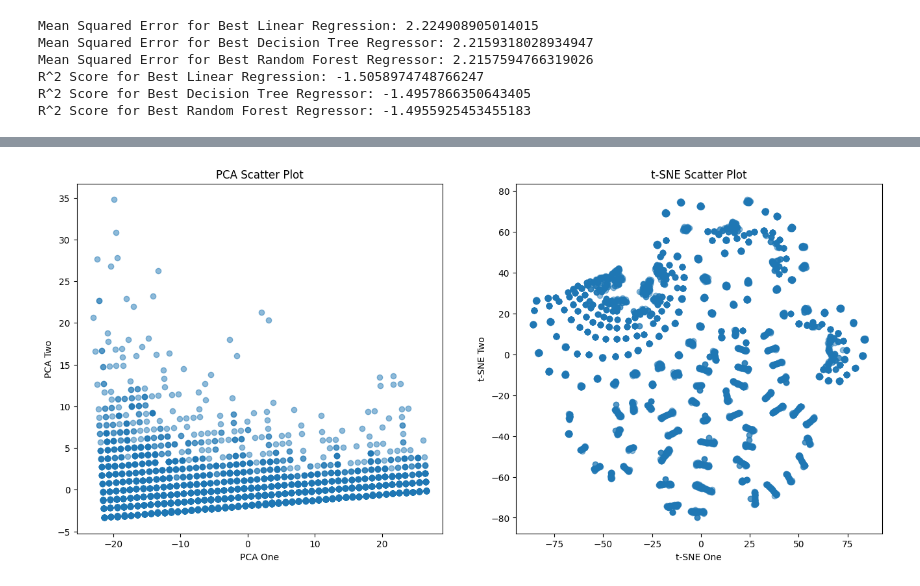
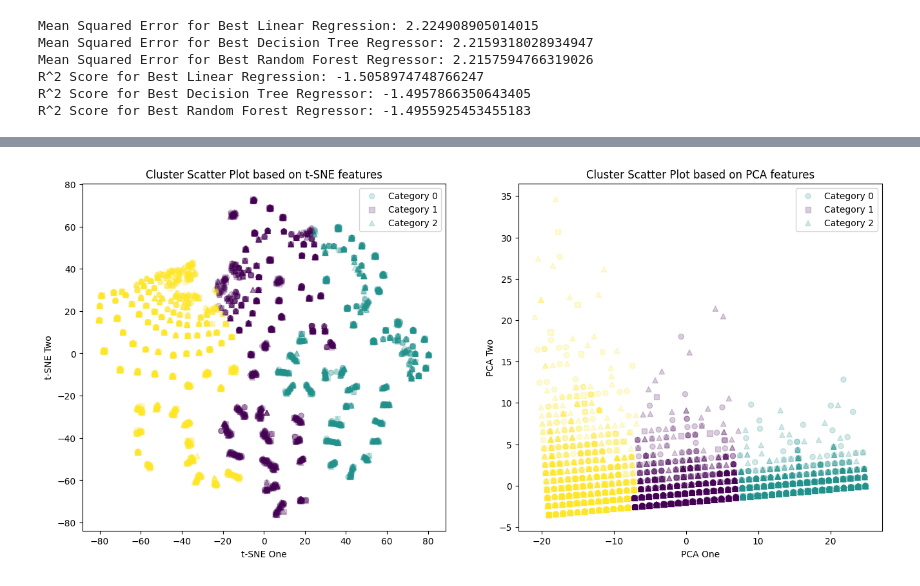
Before and after one commit to meralegre/DSAss1, a Jupyter notebook: prediction.ipynb, the cells around one changed output, grey strips where cells are left out. Drawn from its saved outputs; the diff is of its cells as text; code cells hidden in the pictures.

Commit message:
added plots in prediction

```diff
--- a/prediction.ipynb
+++ b/prediction.ipynb
@@ -167,3 +167,4 @@ all_years
 # %%
 all_years['Parity_Change'] = all_years.groupby('ISO-alpha3 Code')['Parity_Value'].diff()
 all_years.dropna(subset=['Parity_Change'], inplace=True)
+all_years = all_years.reset_index(drop=True)
@@ -220,6 +220,8 @@ plt.show()
 [figure]
 # %%
 x_test = all_years[all_years["Year"] >= 2015].drop(["Parity_Change", "Parity_Value"], axis=1)
+x_test.reset_index(drop=True, inplace=True)
 x_train = all_years[all_years["Year"] < 2015].drop(["Parity_Change", "Parity_Value"], axis=1)
+x_train.reset_index(drop=True, inplace=True)
 # %%
 y_test_val = all_years[all_years["Year"] >= 2015]["Parity_Value"]
@@ -605,0 +599,3 @@ R^2 Score for Best Random Forest Regressor: -1.4955925453455183
+# %%
+y_changecat_complete = all_years["Parity_Change"].apply(lambda x: 2 if x > 0 else (1 if x == 0 else 0))
+y_changecat_complete
@@ -606,47 +615,65 @@ R^2 Score for Best Random Forest Regressor: -1.4955925453455183
 # %%
+from sklearn.cluster import KMeans
 from sklearn.decomposition import PCA
 from sklearn.manifold import TSNE
 
-data_init = all_years.drop(columns=["Parity_Change", "Parity_Value"])
+# Drop the specified columns
+data_init1 = all_years.drop(columns=["Parity_Change", "Parity_Value"])
 
-
-encoder = OneHotEncoder(handle_unknown='ignore')
-encoded = encoder.fit_transform(data_init[['ISO-alpha3 Code']]).toarray()
+encoder1 = OneHotEncoder(handle_unknown='ignore')
+encoded1 = encoder.fit_transform(data_init1[['ISO-alpha3 Code']]).toarray()
 
 # Convert encoded features to DataFrame
-encoded_2 = pd.DataFrame(encoded, columns=encoder.get_feature_names_out(['ISO-alpha3 Code']))
+encoded_21 = pd.DataFrame(encoded1, columns=encoder.get_feature_names_out(['ISO-alpha3 Code']))
 
 # Drop original categorical column and concatenate encoded columns
-data_init = data_init.drop(columns=['ISO-alpha3 Code']).reset_index(drop=True)
-data = pd.concat([data_init, encoded_2], axis=1)
+data_init1 = data_init1.drop(columns=['ISO-alpha3 Code']).reset_index(drop=True)
+data1 = pd.concat([data_init1, encoded_21], axis=1)
 
-# PCA
 pca = PCA(n_components=2)
-pca_result = pca.fit_transform(data)
-data['pca-one'] = pca_result[:, 0]
-data['pca-two'] = pca_result[:, 1]
+pca_result = pca.fit_transform(data1)
+data1['pca-one'] = pca_result[:, 0]
+data1['pca-two'] = pca_result[:, 1]
 
-# t-SNE
 tsne = TSNE(n_components=2)
-tsne_result = tsne.fit_transform(data)
-data['tsne-one'] = tsne_result[:, 0]
-data['tsne-two'] = tsne_result[:, 1]
+tsne_result = tsne.fit_transform(data1)
+data1['tsne-one'] = tsne_result[:, 0]
+data1['tsne-two'] = tsne_result[:, 1]
+
+# Initialize the KMeans model
+kmeans = KMeans(n_clusters=3, random_state=42)
+
+# Fit the model to the data
+kmeans.fit(data1.drop(["tsne-one", "tsne-two", "pca-one", "pca-two"], axis=1))
+
+# Add the cluster labels to the dataframe
+data1['Cluster'] = kmeans.labels_
+
+# Scatter plot for clusters based on t-SNE features
+# Define markers for each category
+markers = {0: 'o', 1: 's', 2: '^'}
 
 plt.figure(figsize=(16, 7))
 
-# Scatter plot for PCA
+# Scatter plot for clusters based on t-SNE features
 plt.subplot(1, 2, 1)
-plt.scatter(data['pca-one'], data['pca-two'], alpha=0.5)
+for category in markers:
+    subset = data1[y_changecat_complete == category]
+    plt.scatter(subset['tsne-one'], subset['tsne-two'], c=subset['Cluster'], alpha=0.2, cmap='viridis', marker=markers[category], label=f'Category {category}')
+plt.xlabel('t-SNE One')
+plt.ylabel('t-SNE Two')
+plt.title('Cluster Scatter Plot based on t-SNE features')
+plt.legend()
+
+# Scatter plot for clusters based on PCA features
+plt.subplot(1, 2, 2)
+for category in markers:
+    subset = data1[y_changecat_complete == category]
+    plt.scatter(subset['pca-one'], subset['pca-two'], c=subset['Cluster'], alpha=0.2, cmap='viridis', marker=markers[category], label=f'Category {category}')
 plt.xlabel('PCA One')
 plt.ylabel('PCA Two')
-plt.title('PCA Scatter Plot')
-
-# Scatter plot for t-SNE
-plt.subplot(1, 2, 2)
-plt.scatter(data['tsne-one'], data['tsne-two'], alpha=0.5)
-plt.xlabel('t-SNE One')
-plt.ylabel('t-SNE Two')
-plt.title('t-SNE Scatter Plot')
+plt.title('Cluster Scatter Plot based on PCA features')
+plt.legend()
 
 plt.show()
 # %% [output]
@@ -670 +680 @@ plt.show()
-[figure, old version]
+[figure, new version]
```
Also changed, not shown: parts of 30 cells of this notebook.
